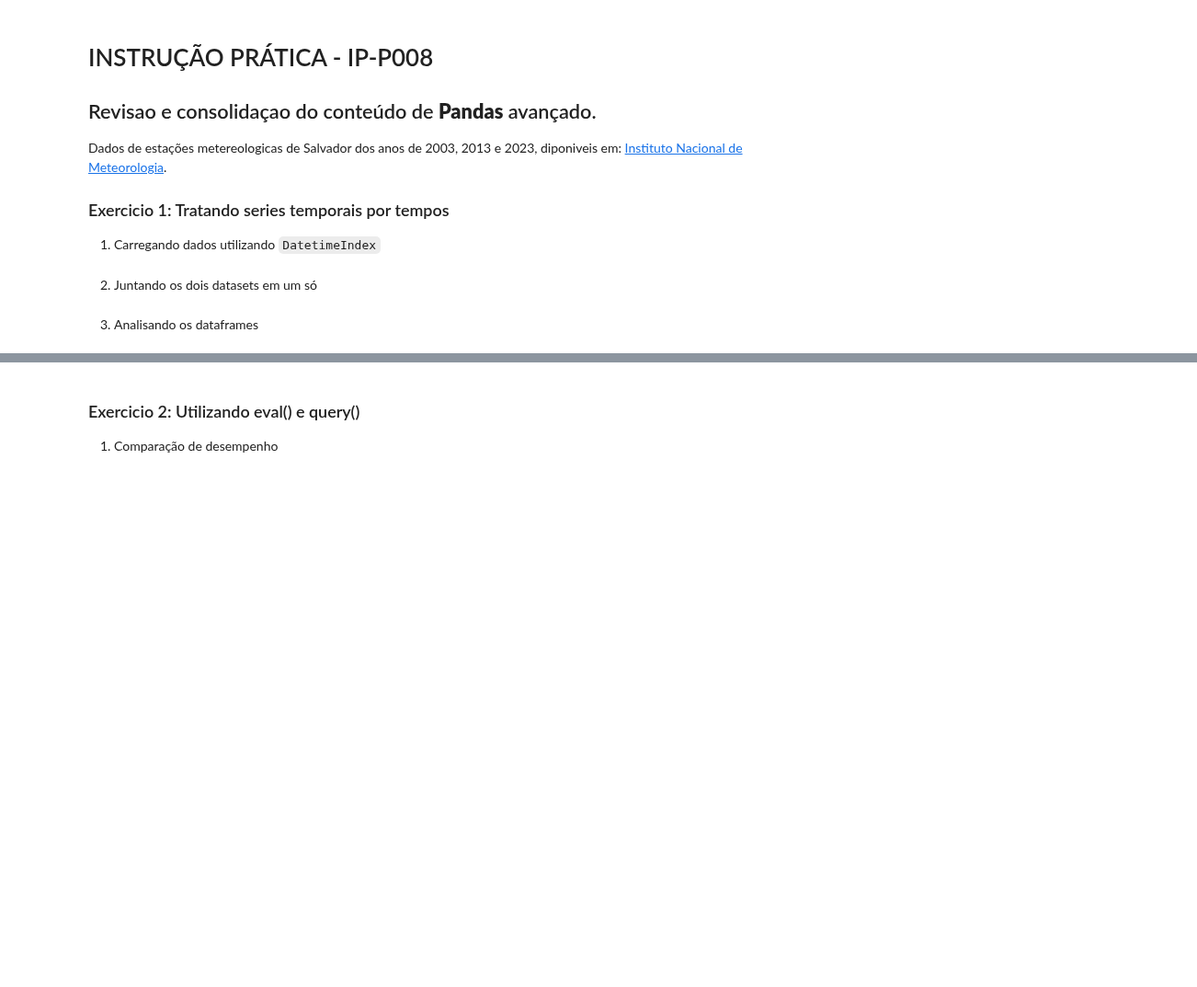
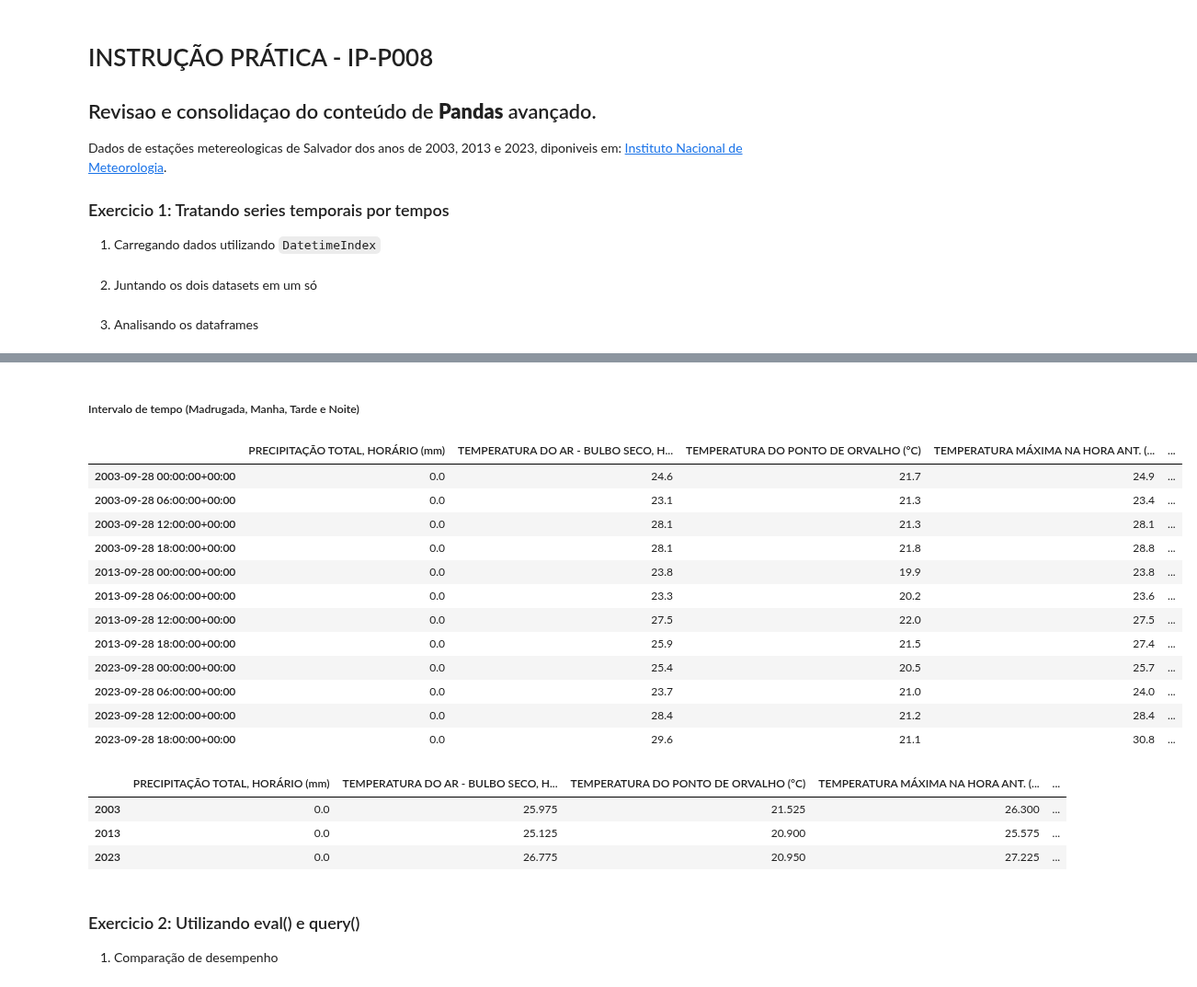
Before and after one commit to everaldina/Trilha_Python, a Jupyter notebook: PI-008.ipynb, the cells around one changed output, grey strips where cells are left out. Shown at 92% size. Drawn from its saved outputs; the diff is of its cells as text; code cells hidden in the pictures; blank space fills up the shorter version.

```diff
--- a/PI-008.ipynb
+++ b/PI-008.ipynb
@@ -14,9 +14,9 @@ estacao_ssa_2013 = pd.read_pickle('datasets/tratados/estacao_Salvador_2013.pkl')
 estacao_ssa_2023 = pd.read_pickle('datasets/tratados/estacao_Salvador_2023.pkl')
 # %%
 # Cria o DateTimeIndex a partir da coluna DATA (YYYY-MM-DD) e HORA (UTC)
-estacao_ssa_2003_index = pd.to_datetime(estacao_ssa_2003['DATA (YYYY-MM-DD)'] + ' ' + estacao_ssa_2003['HORA (UTC)'])
-estacao_ssa_2013_index = pd.to_datetime(estacao_ssa_2013['DATA (YYYY-MM-DD)'] + ' ' + estacao_ssa_2013['HORA (UTC)'])
-estacao_ssa_2023_index = pd.to_datetime(estacao_ssa_2023['Data'] + ' ' + estacao_ssa_2023['Hora UTC'])
+estacao_ssa_2003_index = pd.to_datetime(estacao_ssa_2003['DATA (YYYY-MM-DD)'] + ' ' + estacao_ssa_2003['HORA (UTC)'], utc=True)
+estacao_ssa_2013_index = pd.to_datetime(estacao_ssa_2013['DATA (YYYY-MM-DD)'] + ' ' + estacao_ssa_2013['HORA (UTC)'], utc=True)
+estacao_ssa_2023_index = pd.to_datetime(estacao_ssa_2023['Data'] + ' ' + estacao_ssa_2023['Hora UTC'], utc=True)
 
 # Remova as colunas originais DATA (YYYY-MM-DD) e HORA (UTC)
 estacao_ssa_2003.drop(['DATA (YYYY-MM-DD)', 'HORA (UTC)'], axis=1, inplace=True)
@@ -35,0 +172,30 @@ estacao_ssa = pd.concat([estacao_ssa_2003, estacao_ssa_2013, estacao_ssa_2023])
+# %% [markdown]
+##### Intervalo de tempo (Madrugada, Manha, Tarde e Noite)
+# %%
+dados_dia_28_set = estacao_ssa[(estacao_ssa.index.month == 9) & (estacao_ssa.index.day == 28)]
+
+dados_intervalo = dados_dia_28_set[dados_dia_28_set.index.hour%6 == 0]
+dados_intervalo
+# %% [output]
+|  | PRECIPITAÇÃO TOTAL, HORÁRIO (mm) | TEMPERATURA DO AR - BULBO SECO, H... | TEMPERATURA DO PONTO DE ORVALHO (°C) | TEMPERATURA MÁXIMA NA HORA ANT. (... | ... |
+| 2003-09-28 00:00:00+00:00 | 0.0 | 24.6 | 21.7 | 24.9 | ... |
+| 2003-09-28 06:00:00+00:00 | 0.0 | 23.1 | 21.3 | 23.4 | ... |
+| 2003-09-28 12:00:00+00:00 | 0.0 | 28.1 | 21.3 | 28.1 | ... |
+| 2003-09-28 18:00:00+00:00 | 0.0 | 28.1 | 21.8 | 28.8 | ... |
+| 2013-09-28 00:00:00+00:00 | 0.0 | 23.8 | 19.9 | 23.8 | ... |
+| 2013-09-28 06:00:00+00:00 | 0.0 | 23.3 | 20.2 | 23.6 | ... |
+| 2013-09-28 12:00:00+00:00 | 0.0 | 27.5 | 22.0 | 27.5 | ... |
+| 2013-09-28 18:00:00+00:00 | 0.0 | 25.9 | 21.5 | 27.4 | ... |
+| 2023-09-28 00:00:00+00:00 | 0.0 | 25.4 | 20.5 | 25.7 | ... |
+| 2023-09-28 06:00:00+00:00 | 0.0 | 23.7 | 21.0 | 24.0 | ... |
+| 2023-09-28 12:00:00+00:00 | 0.0 | 28.4 | 21.2 | 28.4 | ... |
+| 2023-09-28 18:00:00+00:00 | 0.0 | 29.6 | 21.1 | 30.8 | ... |
+# %%
+# Média
+
+dados_intervalo.groupby(dados_intervalo.index.year).mean()
+# %% [output]
+|  | PRECIPITAÇÃO TOTAL, HORÁRIO (mm) | TEMPERATURA DO AR - BULBO SECO, H... | TEMPERATURA DO PONTO DE ORVALHO (°C) | TEMPERATURA MÁXIMA NA HORA ANT. (... | ... |
+| 2003 | 0.0 | 25.975 | 21.525 | 26.300 | ... |
+| 2013 | 0.0 | 25.125 | 20.900 | 25.575 | ... |
+| 2023 | 0.0 | 26.775 | 20.950 | 27.225 | ... |
```
Also changed, not shown: parts of 15 cells of this notebook.
